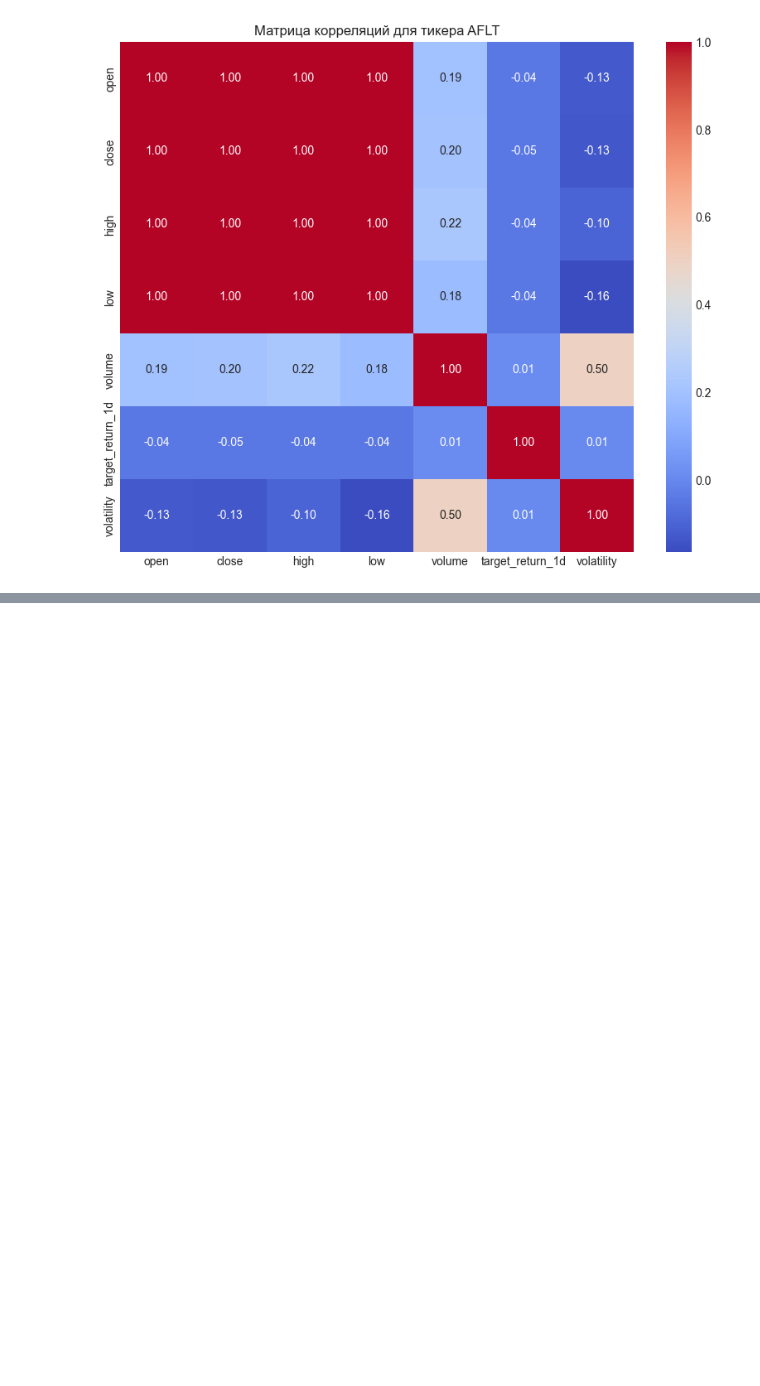
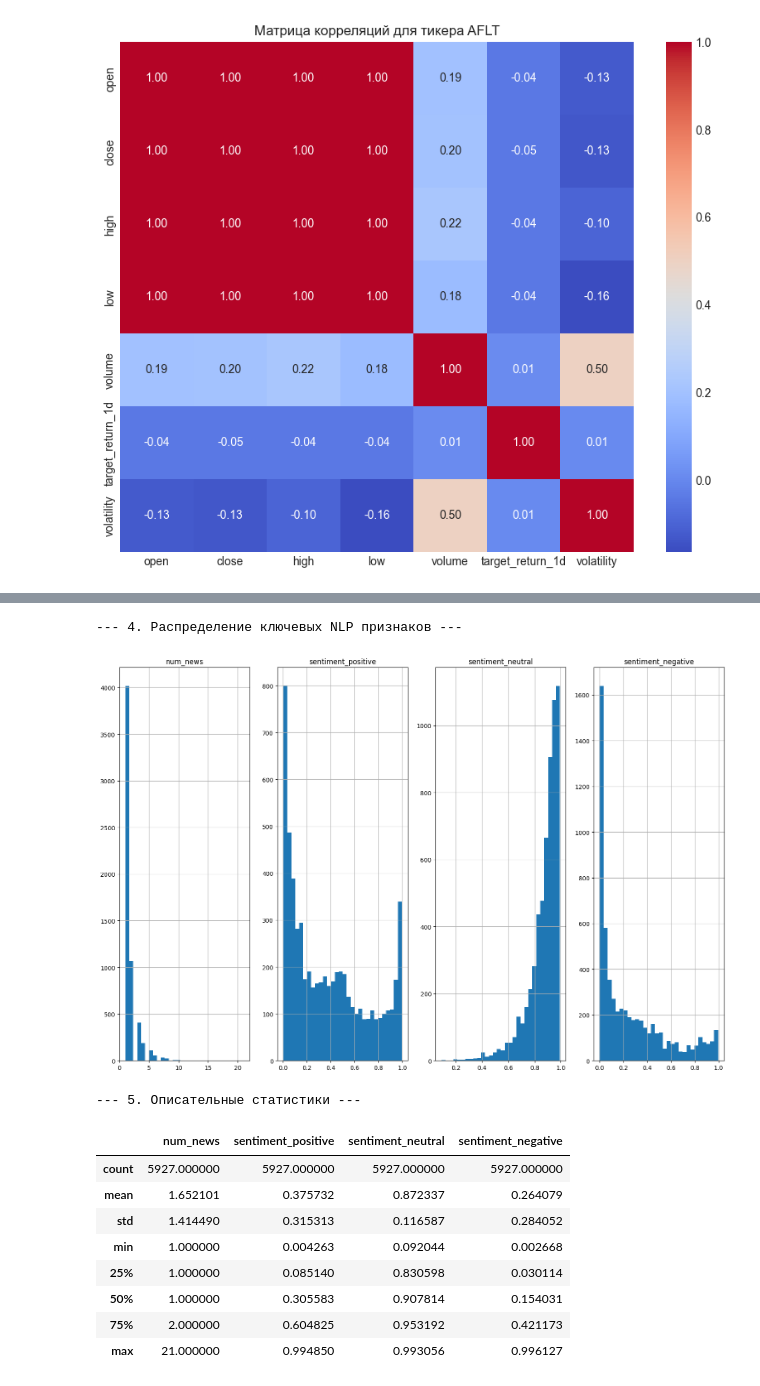
Before and after one commit to jmihan/finam-ai-trade-hack, a Jupyter notebook: notebooks/model_prototype.ipynb, the cells around one changed output, grey strips where cells are left out. Drawn from its saved outputs; the diff is of its cells as text; code cells hidden in the pictures; blank space fills up the shorter version.

```diff
--- a/notebooks/model_prototype.ipynb
+++ b/notebooks/model_prototype.ipynb
@@ -213,0 +312,34 @@ plt.show()
+# %%
+# Выбираем несколько ключевых признаков для анализа
+features_to_plot = [
+    'num_news', 'char_count_mean', 'word_count_mean',
+    'avg_word_len_mean', 'caps_count_sum', 'sentiment_positive',
+    'sentiment_neutral', 'sentiment_negative'
+]
+
+# Оставляем только те колонки, которые есть в датафрейме
+features_to_plot = [f for f in features_to_plot if f in df_news_features.columns]
+
+if not features_to_plot:
+    print("Не найдены колонки для построения гистограмм.")
+else:
+    print("\n--- 4. Распределение ключевых NLP признаков ---")
+    df_news_features[features_to_plot].hist(bins=30, figsize=(15, 10), layout=(-1, 4))
+    plt.tight_layout()
+    plt.show()
+
+    print("\n--- 5. Описательные статистики ---")
+    display(df_news_features[features_to_plot].describe())
+# %% [output]
+--- 4. Распределение ключевых NLP признаков ---
+[figure, added]
+--- 5. Описательные статистики ---
+|  | num_news | sentiment_positive | sentiment_neutral | sentiment_negative |
+| count | 5927.000000 | 5927.000000 | 5927.000000 | 5927.000000 |
+| mean | 1.652101 | 0.375732 | 0.872337 | 0.264079 |
+| std | 1.414490 | 0.315313 | 0.116587 | 0.284052 |
+| min | 1.000000 | 0.004263 | 0.092044 | 0.002668 |
+| 25% | 1.000000 | 0.085140 | 0.830598 | 0.030114 |
+| 50% | 1.000000 | 0.305583 | 0.907814 | 0.154031 |
+| 75% | 2.000000 | 0.604825 | 0.953192 | 0.421173 |
+| max | 21.000000 | 0.994850 | 0.993056 | 0.996127 |
```
Also changed, not shown: parts of 17 cells of this notebook, 9 other files.
